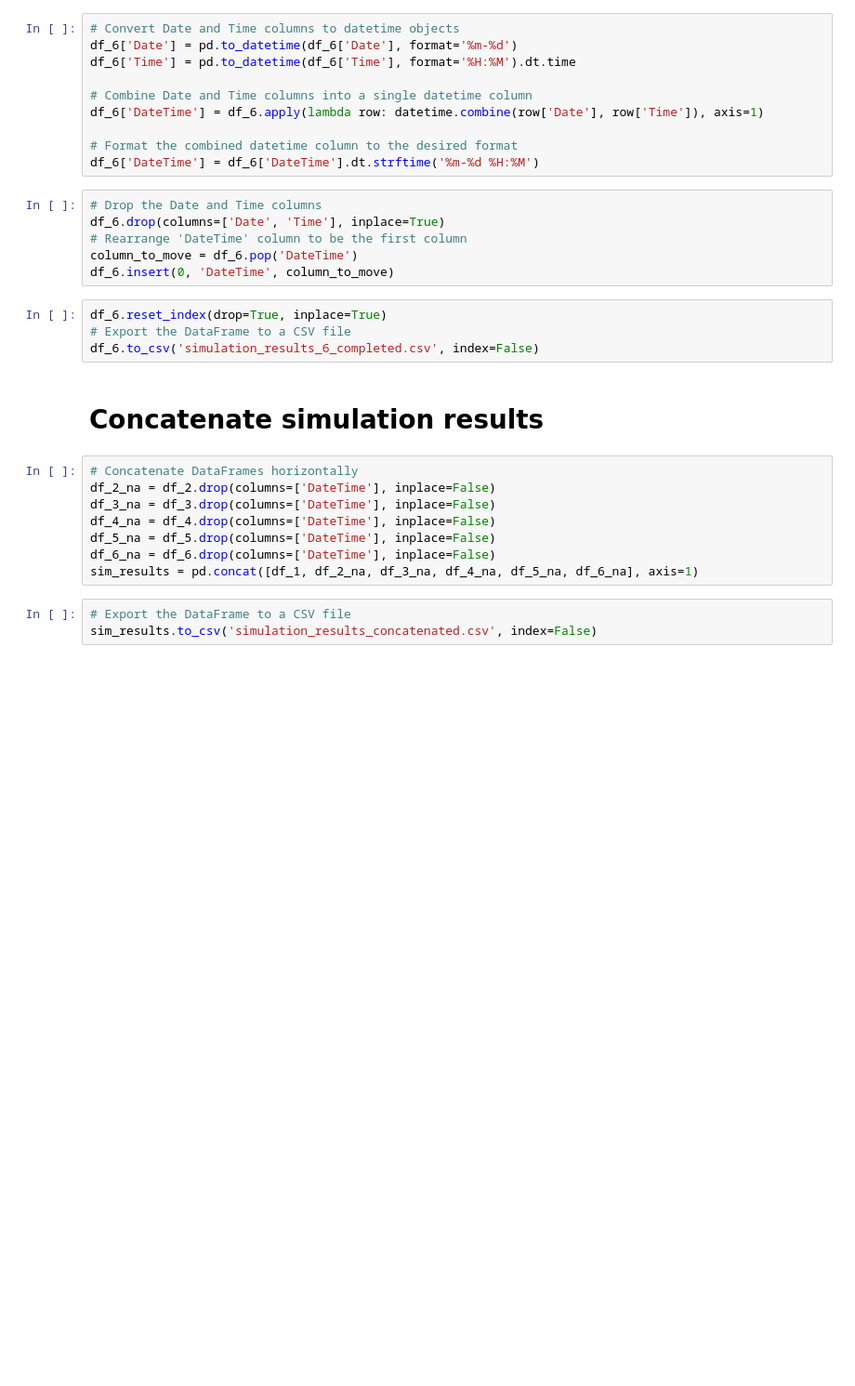
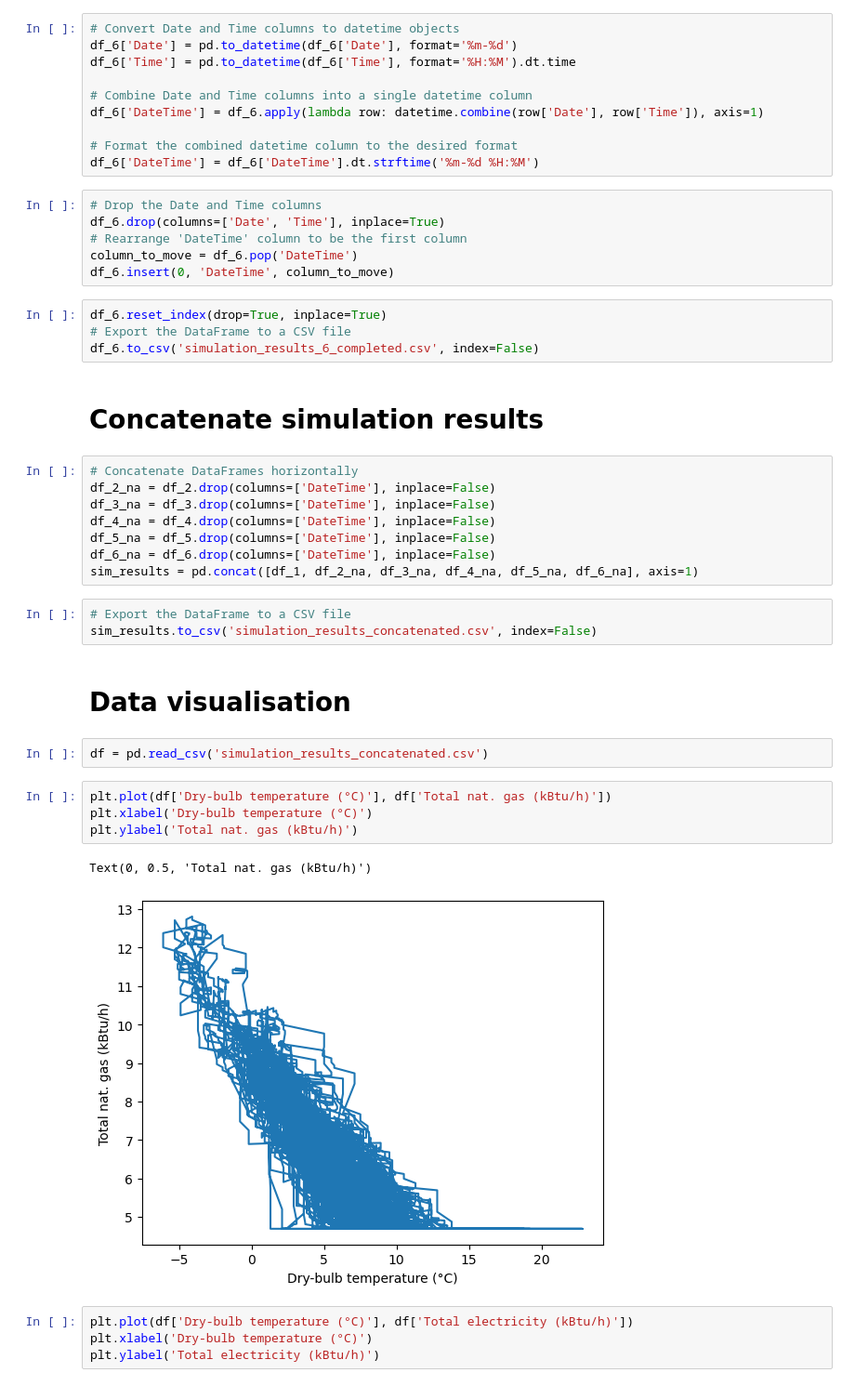
Before and after one commit to Qiuyi-Hong/SHEMS, a Jupyter notebook: Simulation Results/dataPreprocessing.ipynb, the cells around one changed output. Shown at 93% size. Saved outputs shown, nothing was run; the diff lists cells and outputs as text; blank space fills up the shorter version.

Commit message:
add visualisation

```diff
--- a/Simulation Results/dataPreprocessing.ipynb
+++ b/Simulation Results/dataPreprocessing.ipynb
@@ -643,3 +643,18 @@ sim_results = pd.concat([df_1, df_2_na, df_3_na, df_4_na, df_5_na, df_6_na], axi
 # %%
 # Export the DataFrame to a CSV file
 sim_results.to_csv('simulation_results_concatenated.csv', index=False)
+# %% [markdown]
+# Data visualisation
+# %%
+df = pd.read_csv('simulation_results_concatenated.csv')
+# %%
+plt.plot(df['Dry-bulb temperature (°C)'], df['Total nat. gas (kBtu/h)'])
+plt.xlabel('Dry-bulb temperature (°C)')
+plt.ylabel('Total nat. gas (kBtu/h)')
+# %% [output]
+Text(0, 0.5, 'Total nat. gas (kBtu/h)')
+[figure, added]
+# %%
+plt.plot(df['Dry-bulb temperature (°C)'], df['Total electricity (kBtu/h)'])
+plt.xlabel('Dry-bulb temperature (°C)')
+plt.ylabel('Total electricity (kBtu/h)')
```
